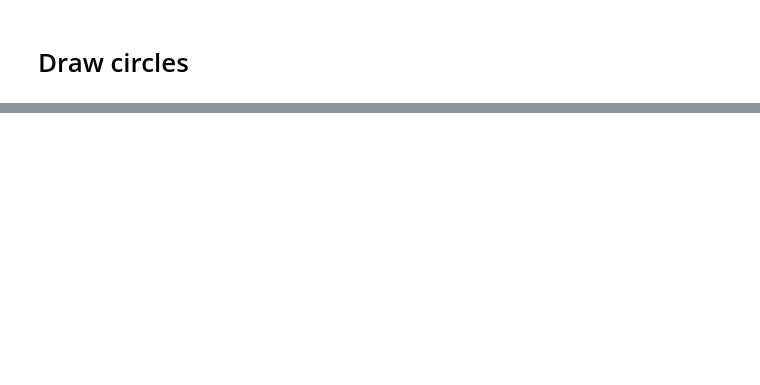
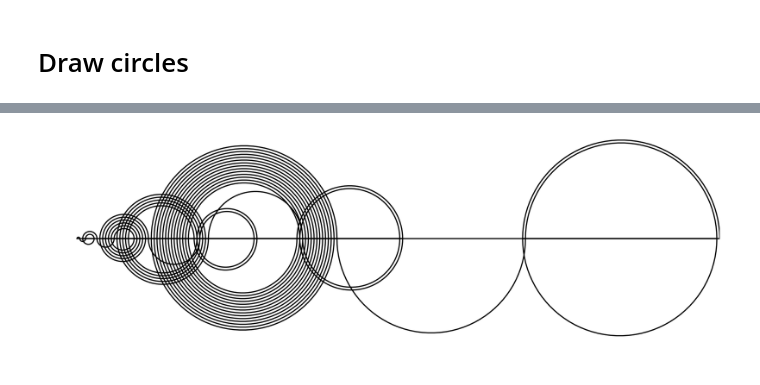
Before and after one commit to BielStela/Recamans_sequence, a Jupyter notebook: Recamans_sequence.ipynb, the cells around one changed output, grey strips where cells are left out. Saved outputs shown, nothing was run; the diff lists cells and outputs as text; code cells hidden in the pictures; blank space fills up the shorter version.

```diff
--- a/Recamans_sequence.ipynb
+++ b/Recamans_sequence.ipynb
@@ -52,4 +58,4 @@ def recaman(n):
         arr[i] = curr
     return arr
 # %%
-n = 100000
+n = 1000
@@ -64,2 +71,0 @@ seq_np = recaman_np(n)
-# %%
-seq = seq_np
@@ -134,0 +126,4 @@ plt.show()
+# %%
+draw_recaman(70, dpi=300)
+# %% [output]
+[figure, added]
```
Also changed, not shown: parts of 11 cells of this notebook, 2 other files.
